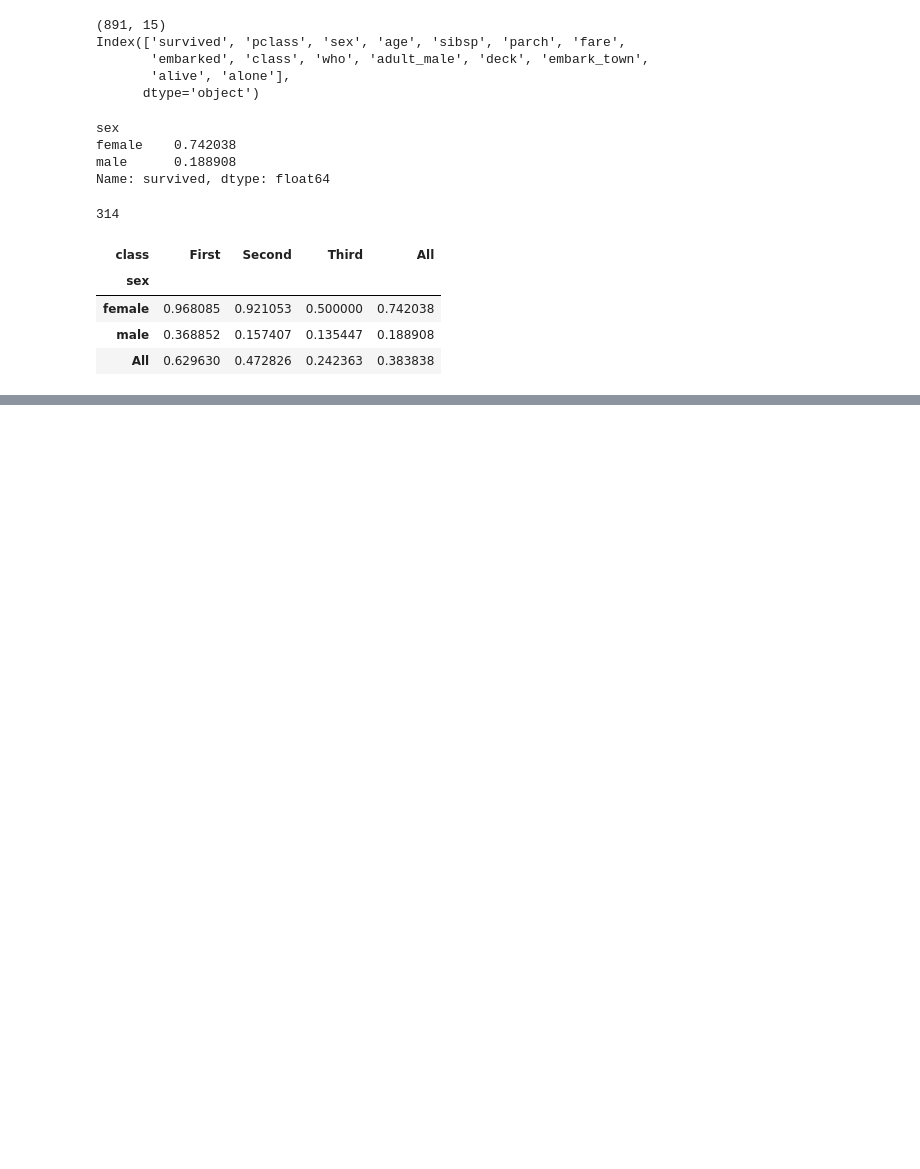
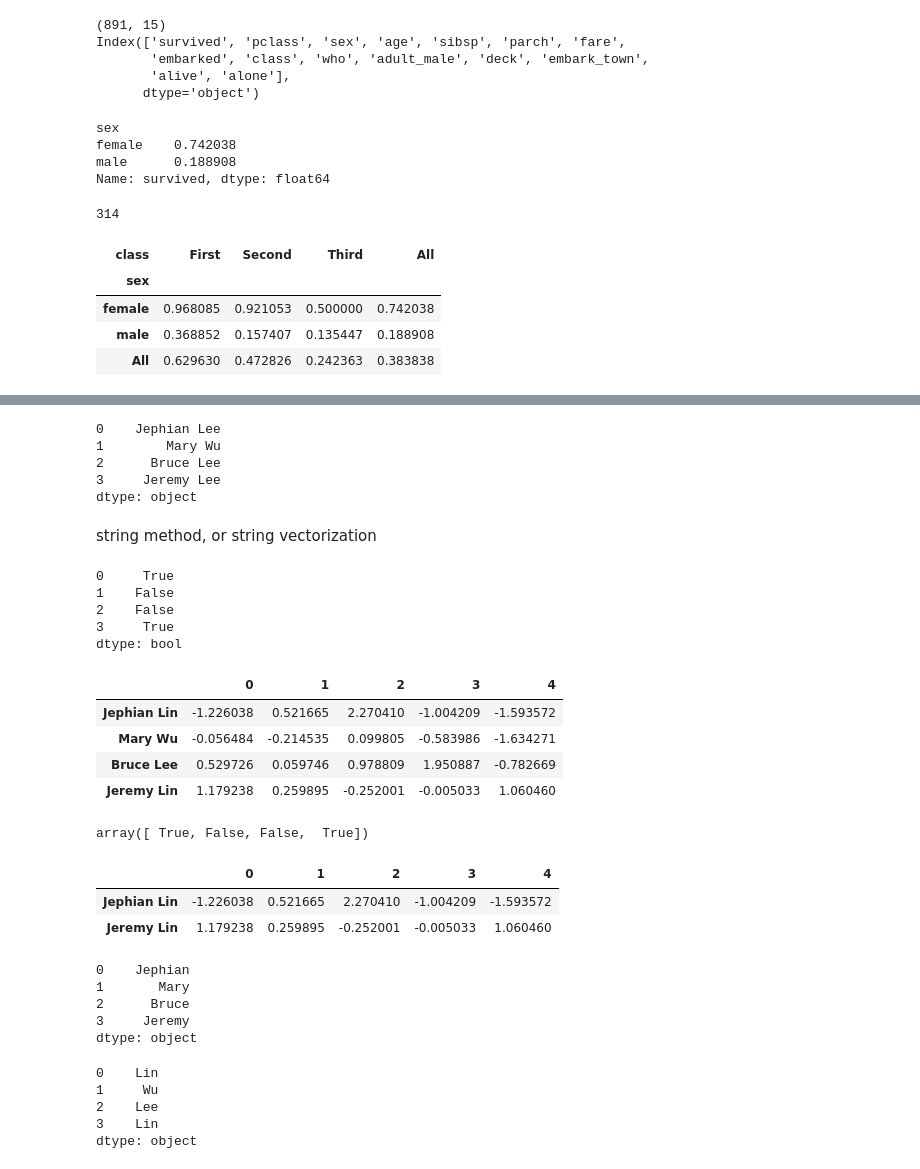
Before and after one commit to jephianlin/math599env, a Jupyter notebook: 1023.ipynb, the cells around one changed output, grey strips where cells are left out. Drawn from its saved outputs; the diff is of its cells as text; code cells hidden in the pictures; blank space fills up the shorter version.

```diff
--- a/1023.ipynb
+++ b/1023.ipynb
@@ -230,0 +289,13 @@ data.pivot_table?
+# %%
+names = pd.Series(['Jephian Lin',
+                  'Mary Wu',
+                  'Bruce Lee',
+                  'Jeremy Lin'])
+# %%
+names.str.replace('Lin', 'Lee')
+# %% [output]
+0    Jephian Lee
+1        Mary Wu
+2      Bruce Lee
+3     Jeremy Lee
+dtype: object
@@ -230,0 +305,48 @@ data.pivot_table?
+# %% [markdown]
+string method, or string vectorization
+# %%
+names.str.startswith('J')
+# %% [output]
+0     True
+1    False
+2    False
+3     True
+dtype: bool
+# %%
+arr = np.random.randn(4,5)
+df = pd.DataFrame(arr,
+                 index=names)
+df
+# %% [output]
+|  | 0 | 1 | 2 | 3 | 4 |
+| Jephian Lin | -1.226038 | 0.521665 | 2.270410 | -1.004209 | -1.593572 |
+| Mary Wu | -0.056484 | -0.214535 | 0.099805 | -0.583986 | -1.634271 |
+| Bruce Lee | 0.529726 | 0.059746 | 0.978809 | 1.950887 | -0.782669 |
+| Jeremy Lin | 1.179238 | 0.259895 | -0.252001 | -0.005033 | 1.060460 |
+# %%
+df.index.str.startswith('J')
+# %% [output]
+array([ True, False, False,  True])
+# %%
+mask = df.index.str.startswith('J')
+df.loc[mask, :]
+# %% [output]
+|  | 0 | 1 | 2 | 3 | 4 |
+| Jephian Lin | -1.226038 | 0.521665 | 2.270410 | -1.004209 | -1.593572 |
+| Jeremy Lin | 1.179238 | 0.259895 | -0.252001 | -0.005033 | 1.060460 |
+# %%
+names.str.split().str.get(0) ### first name
+# %% [output]
+0    Jephian
+1       Mary
+2      Bruce
+3     Jeremy
+dtype: object
+# %%
+names.str.split().str.get(-1) ### last name
+# %% [output]
+0    Lin
+1     Wu
+2    Lee
+3    Lin
+dtype: object
```
Also changed, not shown: parts of 23 cells of this notebook.
